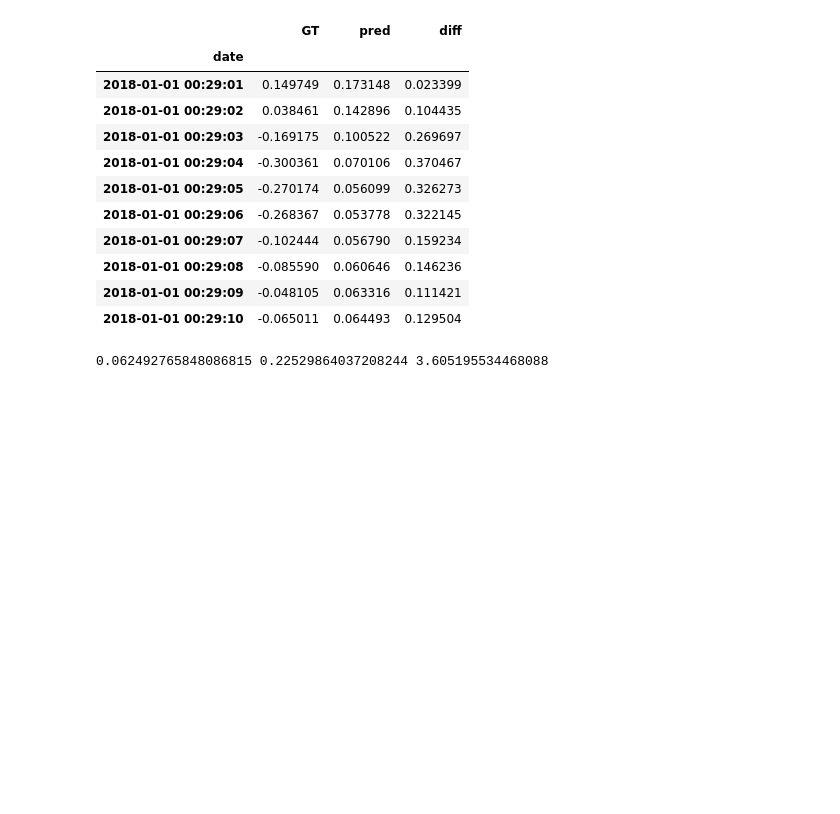
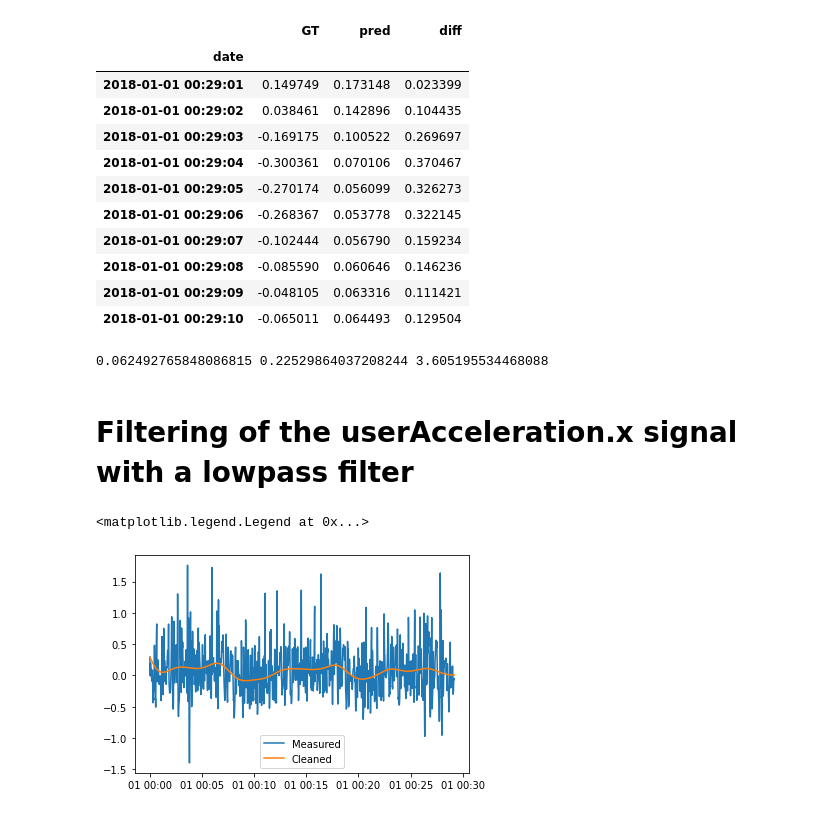
Before and after one commit to silviaserafini/datamad0320, a Jupyter notebook: module-2/lab-time-series/your-code/main.ipynb, the cells around one changed output. Drawn from its saved outputs; the diff is of its cells as text; code cells hidden in the pictures; blank space fills up the shorter version.

```diff
--- a/module-2/lab-time-series/your-code/main.ipynb
+++ b/module-2/lab-time-series/your-code/main.ipynb
@@ -243,3 +243,25 @@ print(mean,RMSE,RMSE/mean)
 #RMSE seems pretty high
 # %% [output]
 0.062492765848086815 0.22529864037208244 3.605195534468088
+# %% [markdown]
+# Filtering of the userAcceleration.x signal with a lowpass filter
+# %%
+from scipy import signal
+
+# sampling Frequency
+Y=sensor["userAcceleration.x"]
+X=sensor['date']
+Fm=1000
+Fc=10
+
+b, a = signal.butter(3, Fc/Fm)
+
+# aplicamos el filtro
+Y_clean = signal.filtfilt(b, a, Y)
+
+plt.plot(X,Y)
+plt.plot(X,Y_clean)
+plt.legend(["Measured","Cleaned"])
+# %% [output]
+<matplotlib.legend.Legend at 0x...>
+[figure, added]
```
